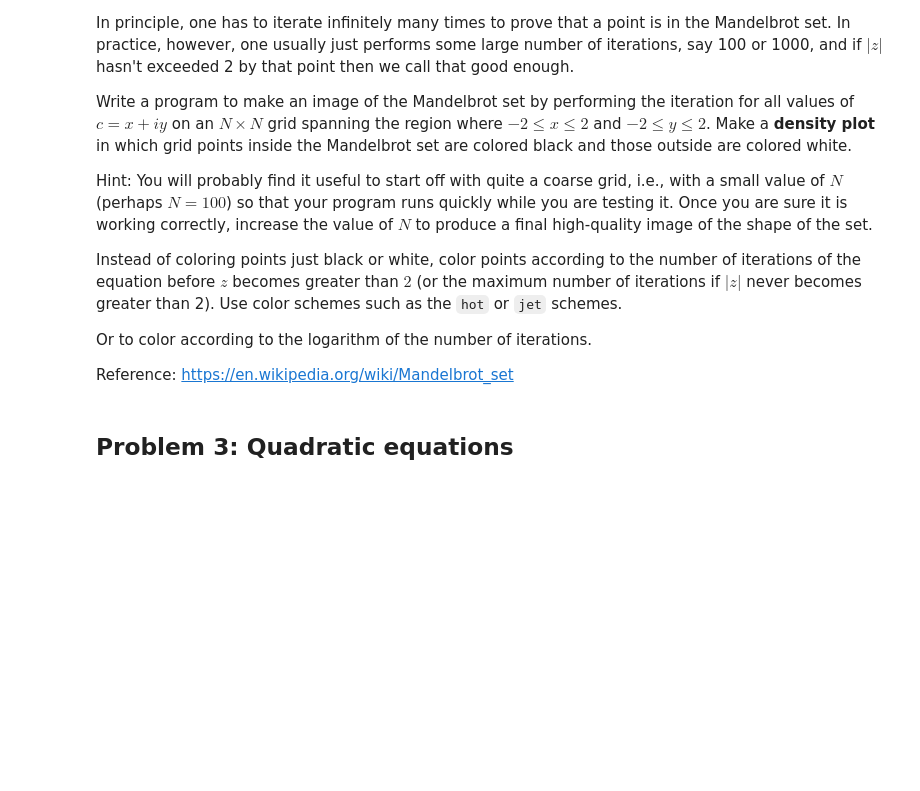
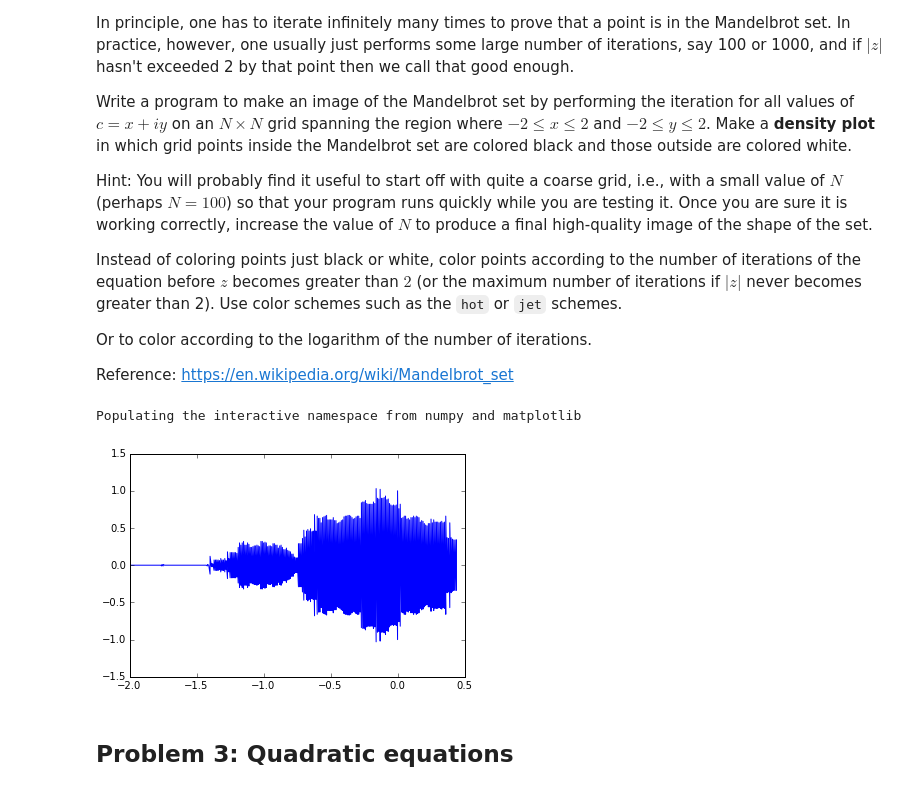
Before and after one commit to pcchen/NTHU10320PHYS290000, a Jupyter notebook: student/103022131/Homework3.ipynb, the cells around one changed output. Drawn from its saved outputs; the diff is of its cells as text; code cells hidden in the pictures; blank space fills up the shorter version.

```diff
--- a/student/103022131/Homework3.ipynb
+++ b/student/103022131/Homework3.ipynb
@@ -76,3 +75,34 @@ Reference: https://en.wikipedia.org/wiki/Mandelbrot_set
+# %%
+# Problem 2
+%pylab inline
+v=[]
+u=[]
+
+
+#−2≤x≤2
+#−2≤y≤2
+#c=x+iy
+
+
+def soki_():
+    for x in arange(-2,2,0.01):
+        for y in arange(-2,2,0.01):
+          z=0
+          c=x+(1j)*y
+          for n in arange(0,30):
+            z=z**2+c
+          if abs(z)<2:
+                u.append(x)
+                v.append(y)
+
+soki_()
+
+
+plot(u,v,'-')
+show()
+# %% [output]
+Populating the interactive namespace from numpy and matplotlib
+[figure, added]
 # %% [markdown]
 ## Problem 3: Quadratic equations
 # %% [markdown]
```
Also changed, not shown: parts of 4 cells of this notebook.
